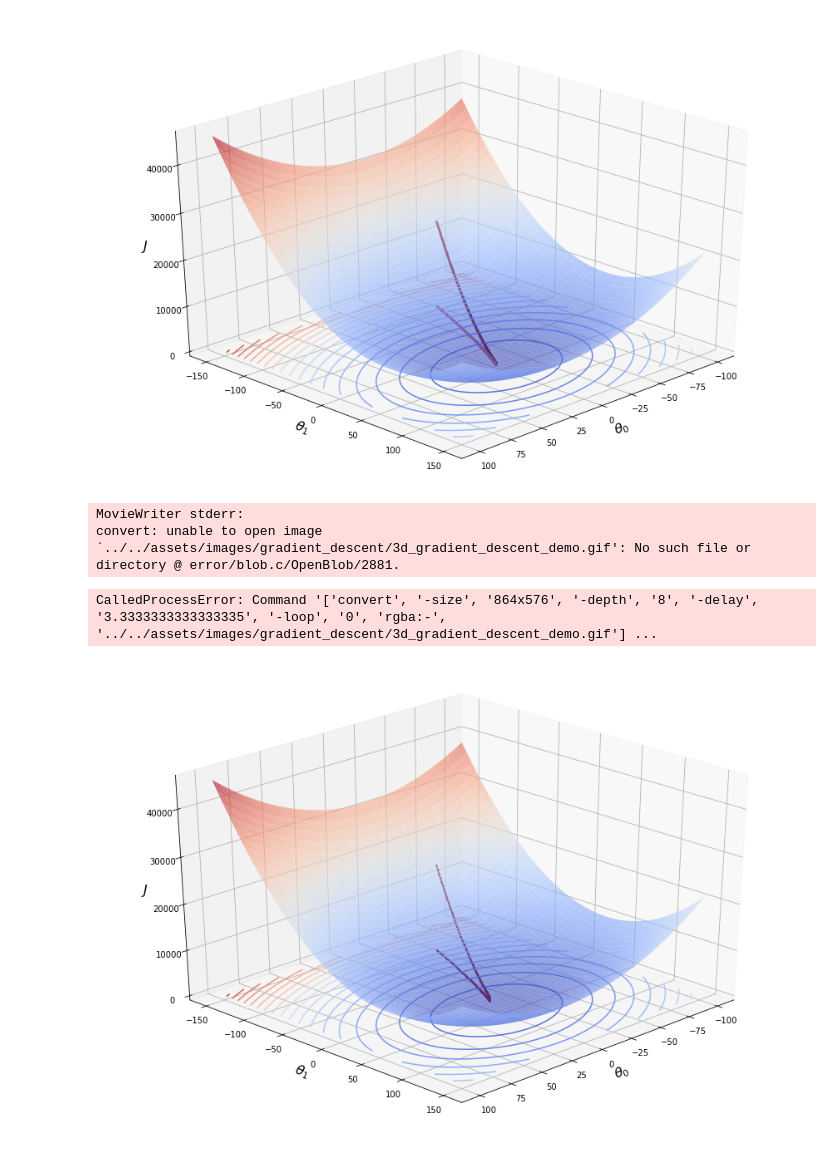
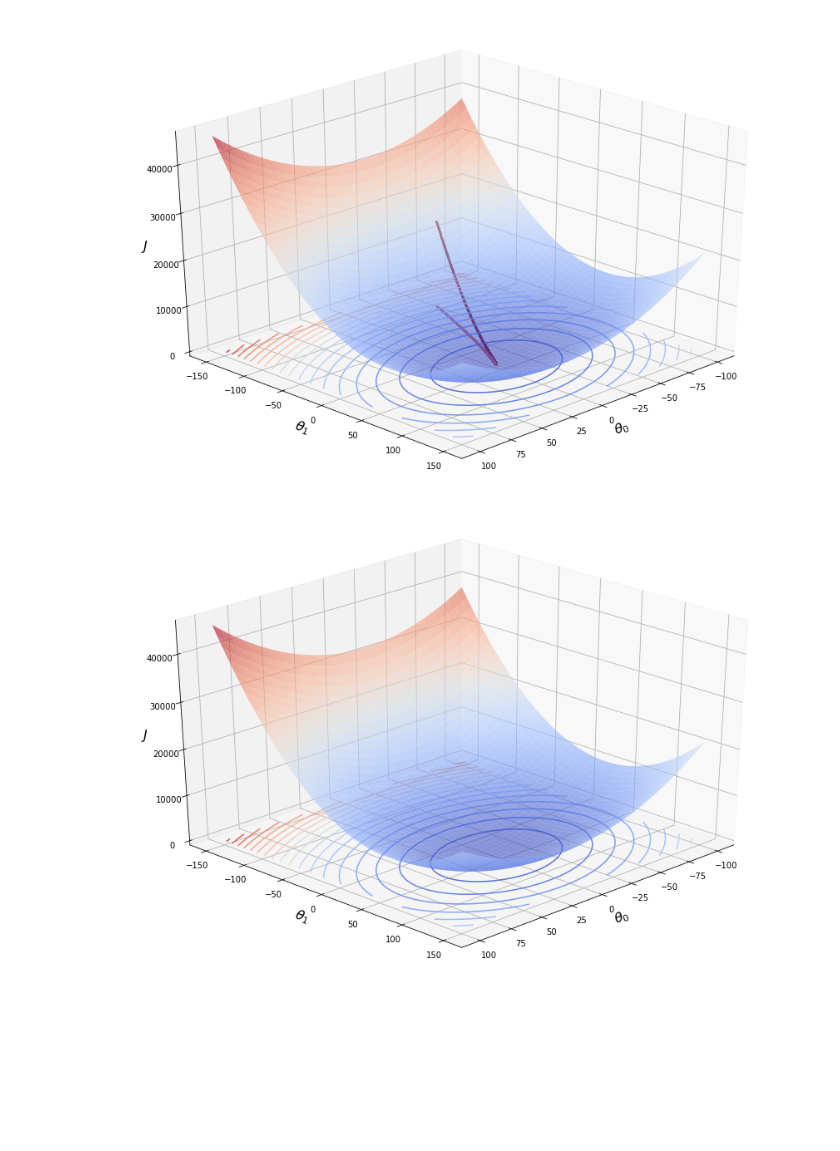
Before and after one commit to vzahorui/vzahorui.github.io, a Jupyter notebook: jupyter_notebooks/gradient_descent.ipynb, the cells around one changed output. Saved outputs shown, nothing was run; the diff lists cells and outputs as text; code cells hidden in the pictures; blank space fills up the shorter version.

```diff
--- a/jupyter_notebooks/gradient_descent.ipynb
+++ b/jupyter_notebooks/gradient_descent.ipynb
@@ -272,38 +272,35 @@ J, gradient_J = gradient_descend(X, y, theta)
 # Plot surfaces
 fig = plt.figure(figsize=(12, 8))
 ax = fig.add_subplot(projection='3d')
 ax.plot_surface(T0, T1, Z, cmap='coolwarm', alpha=0.6)
 ax.set_xlabel(r'$\theta_0$', fontsize=16)
 ax.set_ylabel(r'$\theta_1$', fontsize=16)
 ax.set_zlabel('$J$', fontsize=16)
 ax.view_init(elev=30, azim=45)
 ax.contour(T0, T1, Z, 20, cmap='coolwarm', alpha=0.9, offset=0)
 plt.tight_layout()
 
 theta0s = gradient_J.T[0]
 theta1s = gradient_J.T[1]
 
 data = [np.array([theta0s, theta1s, J]),
         np.array([theta0s, theta1s, np.full(J.size, 0)])]
 
 lines = [ax.plot(dat[0, 0:1], dat[1, 0:1], dat[2, 0:1],
                  marker='.', markersize=3, color='maroon')[0] for dat in data]
 
 # Plot animated descent
 def animate(num, data, lines):
     for line, data in zip(lines, data):
         # NOTE: there is no .set_data() for 3 dim data
         line.set_data(data[0:2, :num])
         line.set_3d_properties(data[2,:num])
     return lines
 
 anim = FuncAnimation(fig, animate, fargs=(data, lines), interval=100)
-anim.save('../../assets/images/gradient_descent/3d_gradient_descent_demo.gif', writer='imagemagick', fps=30);
+anim.save('../assets/images/gradient_descent/3d_gradient_descent_demo.gif', writer='imagemagick', fps=30);
 # %% [output]
-MovieWriter stderr:
-convert: unable to open image `../../assets/images/gradient_descent/3d_gradient_descent_demo.gif': No such file or directory @ error/blob.c/OpenBlob/2881.
-CalledProcessError: Command '['convert', '-size', '864x576', '-depth', '8', '-delay', '3.3333333333333335', '-loop', '0', 'rgba:-', '../../assets/images/gradient_descent/3d_gradient_descent_demo.gif'] ...
-[figure, old version]
+[figure, new version]
 # %%
 from matplotlib import animation, rc
 from IPython.display import HTML, Image
```
Also changed, not shown: parts of 1 cell of this notebook, 1 other file.
